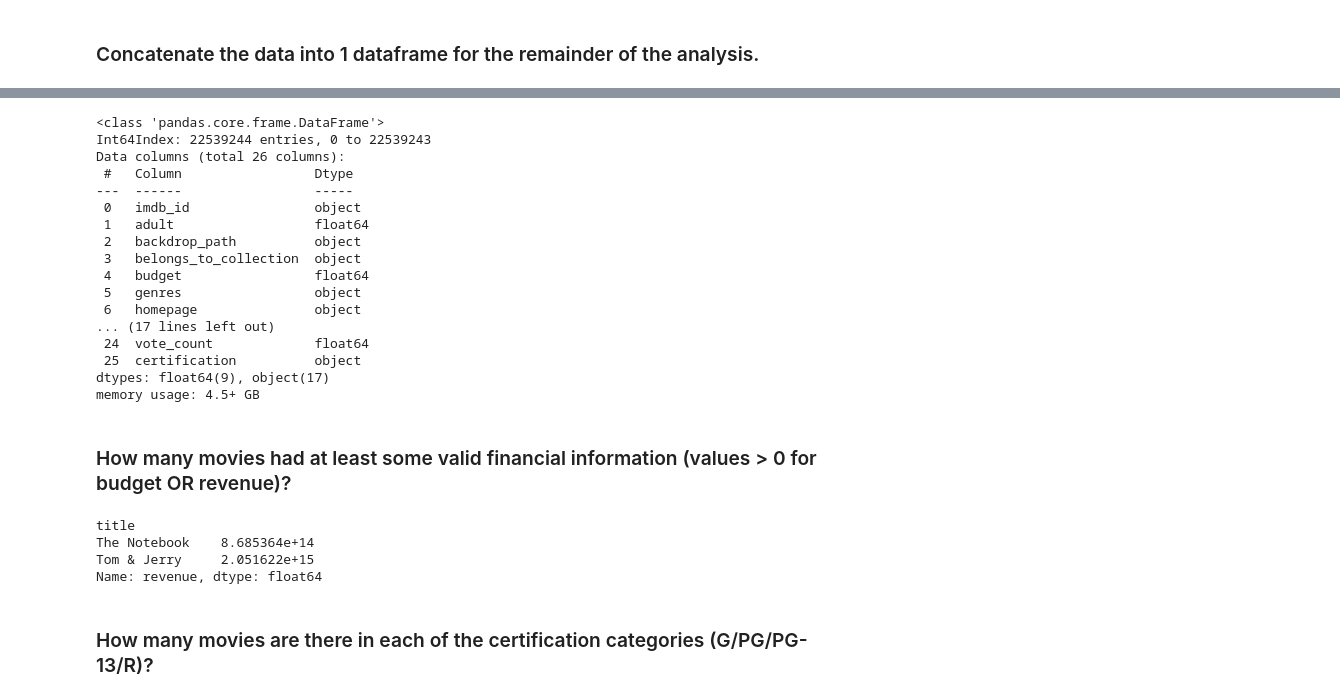
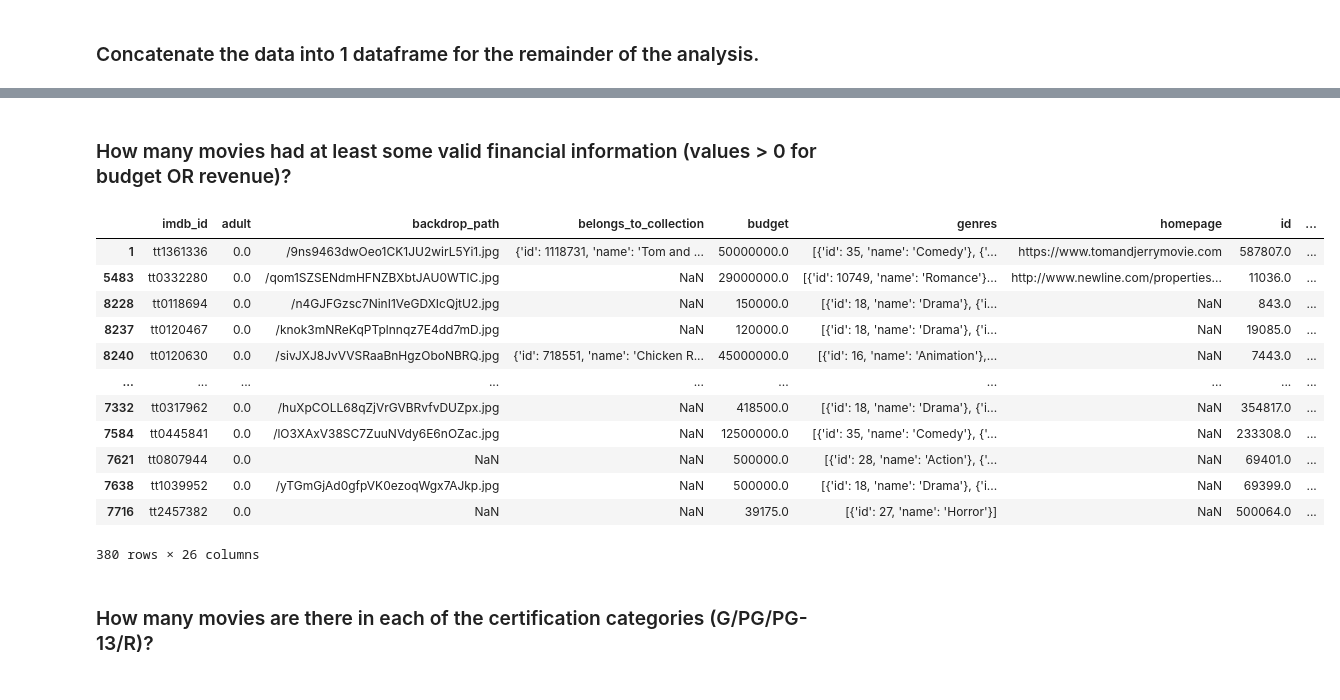
Before and after one commit to Luz-Dobbins/Movie-Database, a Jupyter notebook: Project 3 Part 2.ipynb, the cells around one changed output, grey strips where cells are left out. Drawn from its saved outputs; the diff is of its cells as text; code cells hidden in the pictures.

```diff
--- a/Project 3 Part 2.ipynb
+++ b/Project 3 Part 2.ipynb
@@ -59,22 +48,2 @@ df_merg.head()
-# %%
-df_merg.info()
-# %% [output]
-<class 'pandas.core.frame.DataFrame'>
-Int64Index: 22539244 entries, 0 to 22539243
-Data columns (total 26 columns):
- #   Column                 Dtype
----  ------                 -----
- 0   imdb_id                object
- 1   adult                  float64
- 2   backdrop_path          object
- 3   belongs_to_collection  object
- 4   budget                 float64
- 5   genres                 object
- 6   homepage               object
-... (17 lines left out)
- 24  vote_count             float64
- 25  certification          object
-dtypes: float64(9), object(17)
-memory usage: 4.5+ GB
 # %% [markdown]
 ### How many movies had at least some valid financial information (values > 0 for budget OR revenue)?
@@ -83,11 +50,21 @@ df_merg = df_merg.drop(df_merg[df_merg.revenue == 0].index)
-# %%
-valis_movies = df_merg['revenue'].sum()
-valid_movies
-# %% [output]
-title
-The Notebook    8.685364e+14
-Tom & Jerry     2.051622e+15
-Name: revenue, dtype: float64
+# %%
+budget = df['budget'] > 0
+revenue = df['revenue'] > 0
+df.loc[budget & revenue]
+# %% [output]
+|  | imdb_id | adult | backdrop_path | belongs_to_collection | budget | genres | homepage | id | ... |
+| 1 | tt1361336 | 0.0 | /9ns9463dwOeo1CK1JU2wirL5Yi1.jpg | {'id': 1118731, 'name': 'Tom and ... | 50000000.0 | [{'id': 35, 'name': 'Comedy'}, {'... | https://www.tomandjerrymovie.com | 587807.0 | ... |
+| 5483 | tt0332280 | 0.0 | /qom1SZSENdmHFNZBXbtJAU0WTlC.jpg | NaN | 29000000.0 | [{'id': 10749, 'name': 'Romance'}... | http://www.newline.com/properties... | 11036.0 | ... |
+| 8228 | tt0118694 | 0.0 | /n4GJFGzsc7NinI1VeGDXIcQjtU2.jpg | NaN | 150000.0 | [{'id': 18, 'name': 'Drama'}, {'i... | NaN | 843.0 | ... |
+| 8237 | tt0120467 | 0.0 | /knok3mNReKqPTplnnqz7E4dd7mD.jpg | NaN | 120000.0 | [{'id': 18, 'name': 'Drama'}, {'i... | NaN | 19085.0 | ... |
+| 8240 | tt0120630 | 0.0 | /sivJXJ8JvVVSRaaBnHgzOboNBRQ.jpg | {'id': 718551, 'name': 'Chicken R... | 45000000.0 | [{'id': 16, 'name': 'Animation'},... | NaN | 7443.0 | ... |
+| ... | ... | ... | ... | ... | ... | ... | ... | ... | ... |
+| 7332 | tt0317962 | 0.0 | /huXpCOLL68qZjVrGVBRvfvDUZpx.jpg | NaN | 418500.0 | [{'id': 18, 'name': 'Drama'}, {'i... | NaN | 354817.0 | ... |
+| 7584 | tt0445841 | 0.0 | /lO3XAxV38SC7ZuuNVdy6E6nOZac.jpg | NaN | 12500000.0 | [{'id': 35, 'name': 'Comedy'}, {'... | NaN | 233308.0 | ... |
+| 7621 | tt0807944 | 0.0 | NaN | NaN | 500000.0 | [{'id': 28, 'name': 'Action'}, {'... | NaN | 69401.0 | ... |
+| 7638 | tt1039952 | 0.0 | /yTGmGjAd0gfpVK0ezoqWgx7AJkp.jpg | NaN | 500000.0 | [{'id': 18, 'name': 'Drama'}, {'i... | NaN | 69399.0 | ... |
+| 7716 | tt2457382 | 0.0 | NaN | NaN | 39175.0 | [{'id': 27, 'name': 'Horror'}] | NaN | 500064.0 | ... |
+380 rows × 26 columns
 # %% [markdown]
 ### How many movies are there in each of the certification categories (G/PG/PG-13/R)?
 # %%
```
Also changed, not shown: parts of 8 cells of this notebook, 1 other file.
